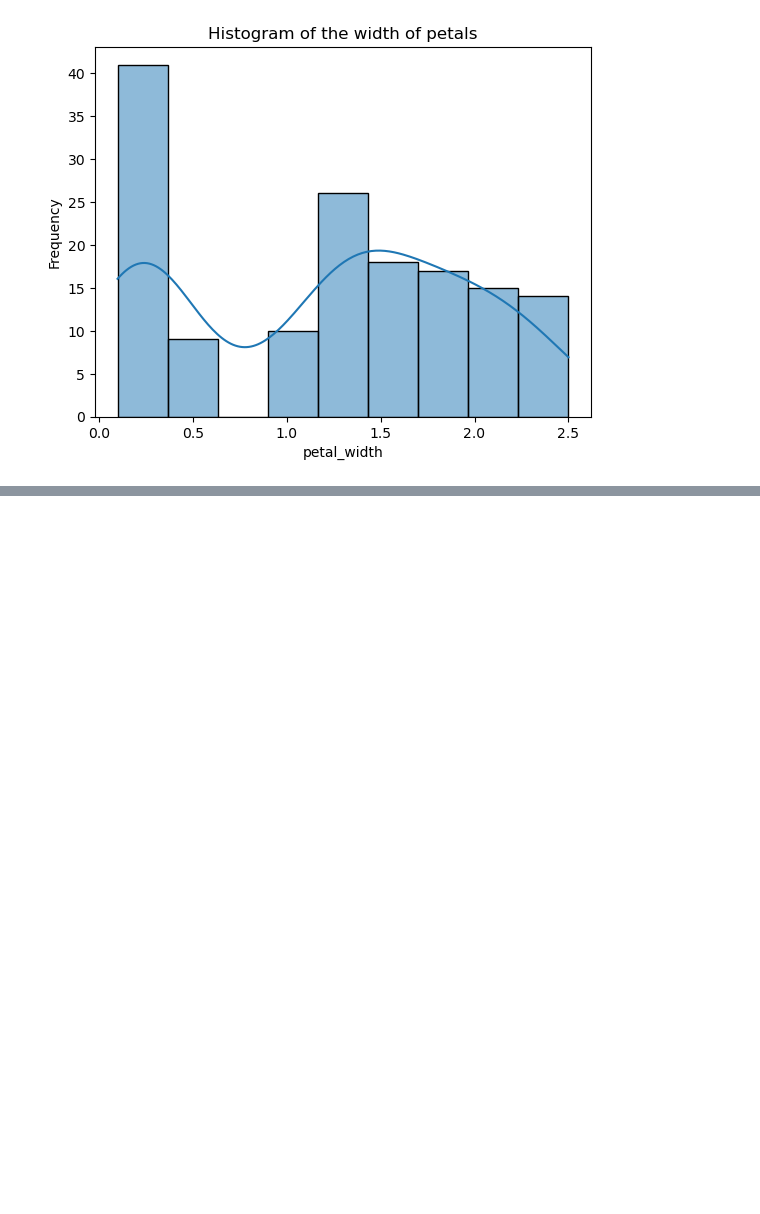
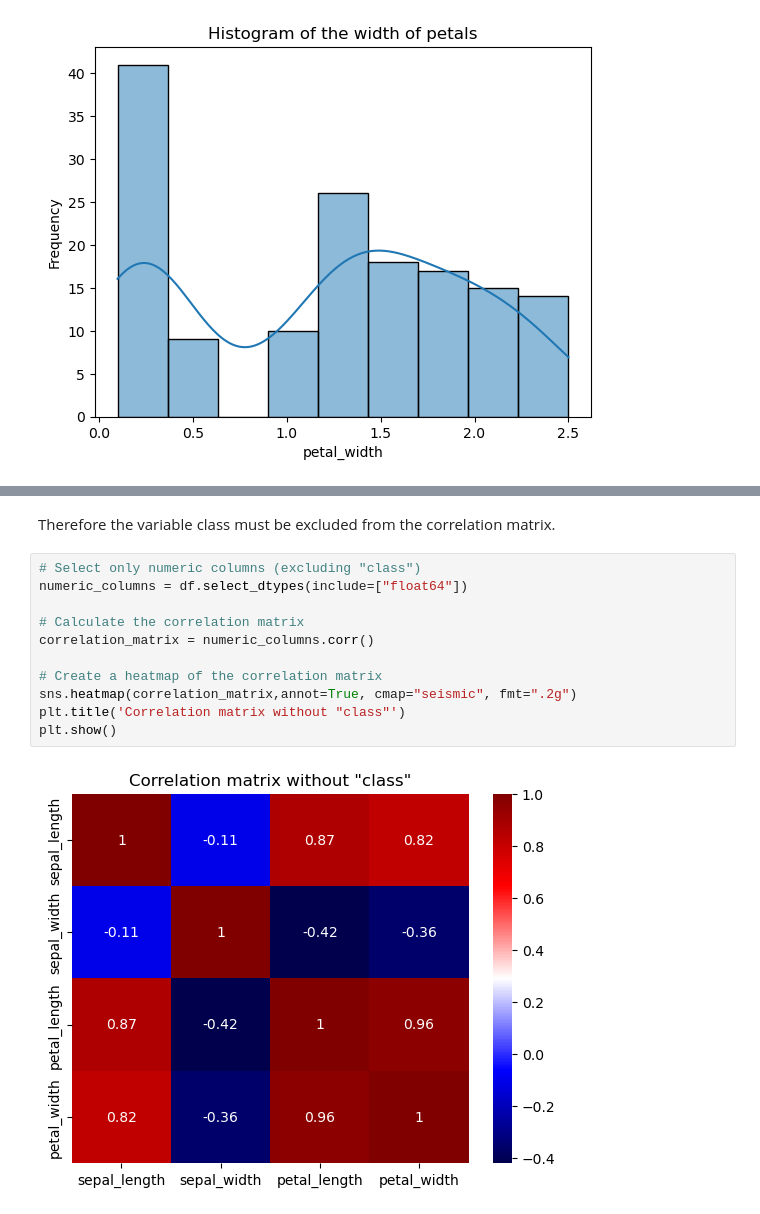
Before and after one commit to jalaca91/Fundamentals-data-analysis, a Jupyter notebook: project.ipynb, the cells around one changed output, grey strips where cells are left out. Saved outputs shown, nothing was run; the diff lists cells and outputs as text; blank space fills up the shorter version.

```diff
--- a/project.ipynb
+++ b/project.ipynb
@@ -406,0 +470,15 @@ plt.show()
+# %% [markdown]
+Therefore the variable class must be excluded from the correlation matrix.
+# %%
+# Select only numeric columns (excluding "class")
+numeric_columns = df.select_dtypes(include=["float64"])
+
+# Calculate the correlation matrix
+correlation_matrix = numeric_columns.corr()
+
+# Create a heatmap of the correlation matrix
+sns.heatmap(correlation_matrix,annot=True, cmap="seismic", fmt=".2g")
+plt.title('Correlation matrix without "class"')
+plt.show()
+# %% [output]
+[figure, added]
```
Also changed, not shown: parts of 20 cells of this notebook.
